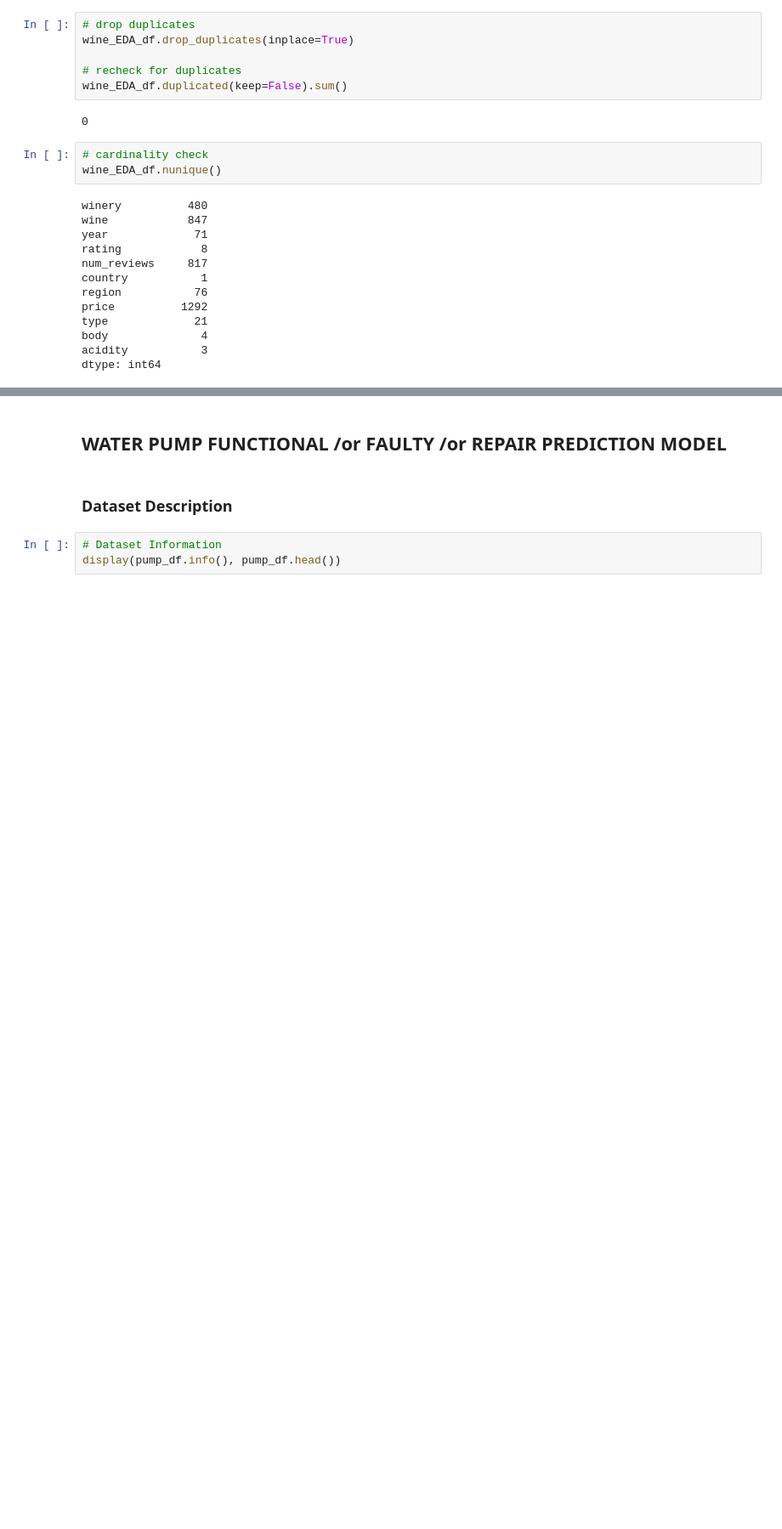
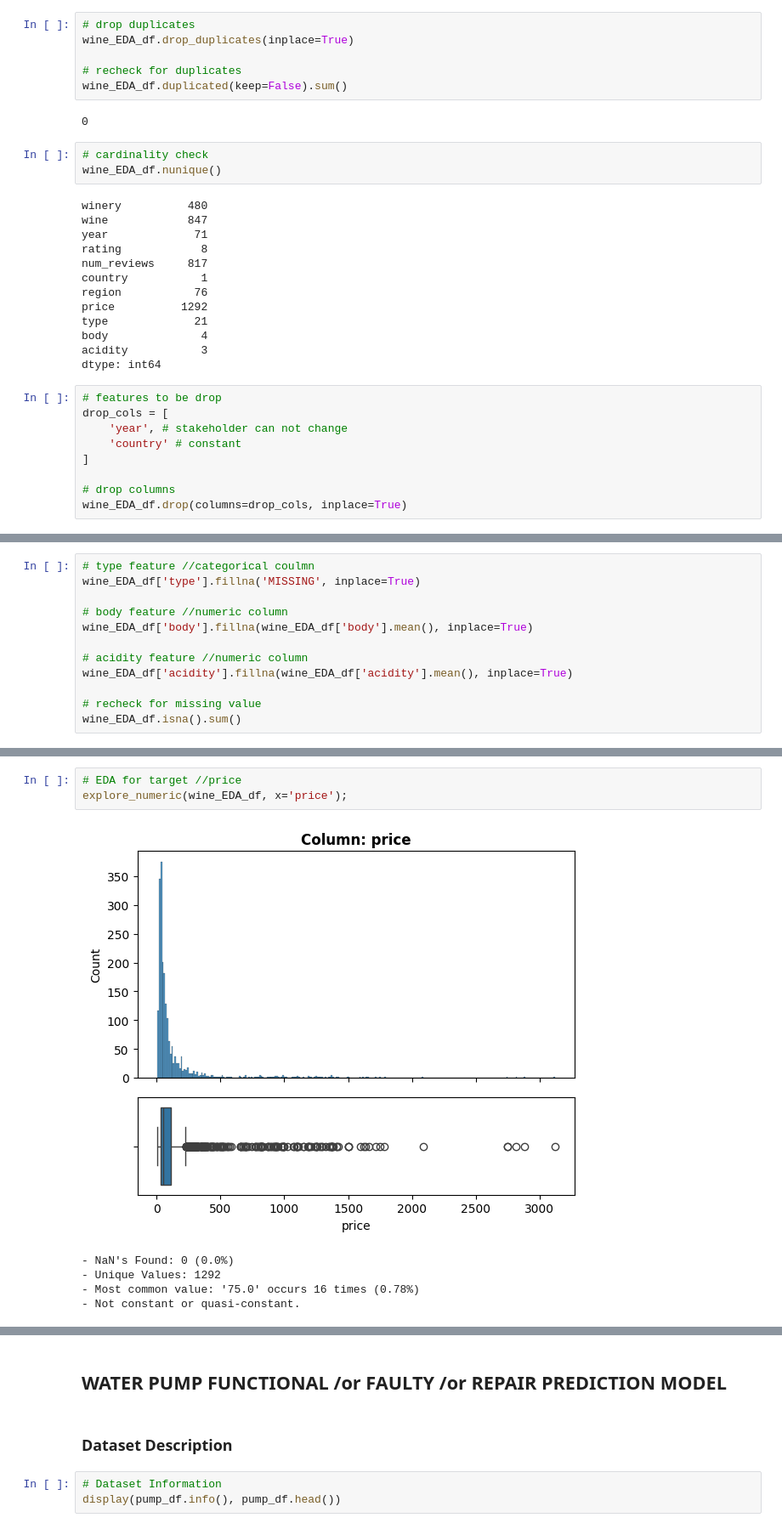
Before and after one commit to OMONa-E/ML-Models, a Jupyter notebook: ML_Models_Regression_and_Classification.ipynb, the cells around one changed output, grey strips where cells are left out. Shown at 85% size. Drawn from its saved outputs; the diff is of its cells as text; blank space fills up the shorter version.

```diff
--- a/ML_Models_Regression_and_Classification.ipynb
+++ b/ML_Models_Regression_and_Classification.ipynb
@@ -136,3 +136,12 @@ type             21
 body              4
 acidity           3
 dtype: int64
+# %%
+# features to be drop
+drop_cols = [
+    'year', # stakeholder can not change
+    'country' # constant
+]
+
+# drop columns
+wine_EDA_df.drop(columns=drop_cols, inplace=True)
@@ -138,0 +162,12 @@ dtype: int64
+# %%
+# type feature //categorical coulmn
+wine_EDA_df['type'].fillna('MISSING', inplace=True)
+
+# body feature //numeric column
+wine_EDA_df['body'].fillna(wine_EDA_df['body'].mean(), inplace=True)
+
+# acidity feature //numeric column
+wine_EDA_df['acidity'].fillna(wine_EDA_df['acidity'].mean(), inplace=True)
+
+# recheck for missing value
+wine_EDA_df.isna().sum()
@@ -138,0 +322,9 @@ dtype: int64
+# %%
+# EDA for target //price
+explore_numeric(wine_EDA_df, x='price');
+# %% [output]
+[figure, added]
+- NaN's Found: 0 (0.0%)
+- Unique Values: 1292
+- Most common value: '75.0' occurs 16 times (0.78%)
+- Not constant or quasi-constant.
```
Also changed, not shown: parts of 8 cells of this notebook.
